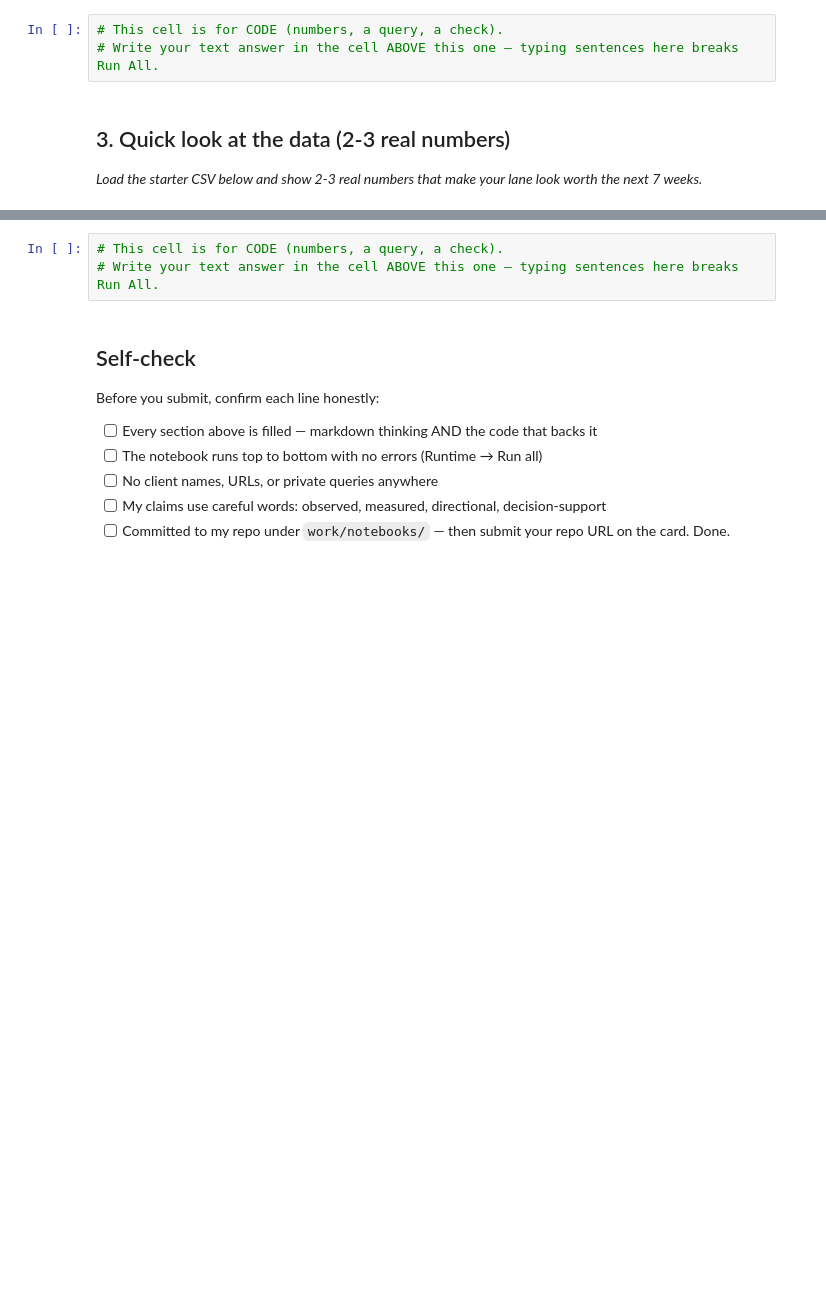
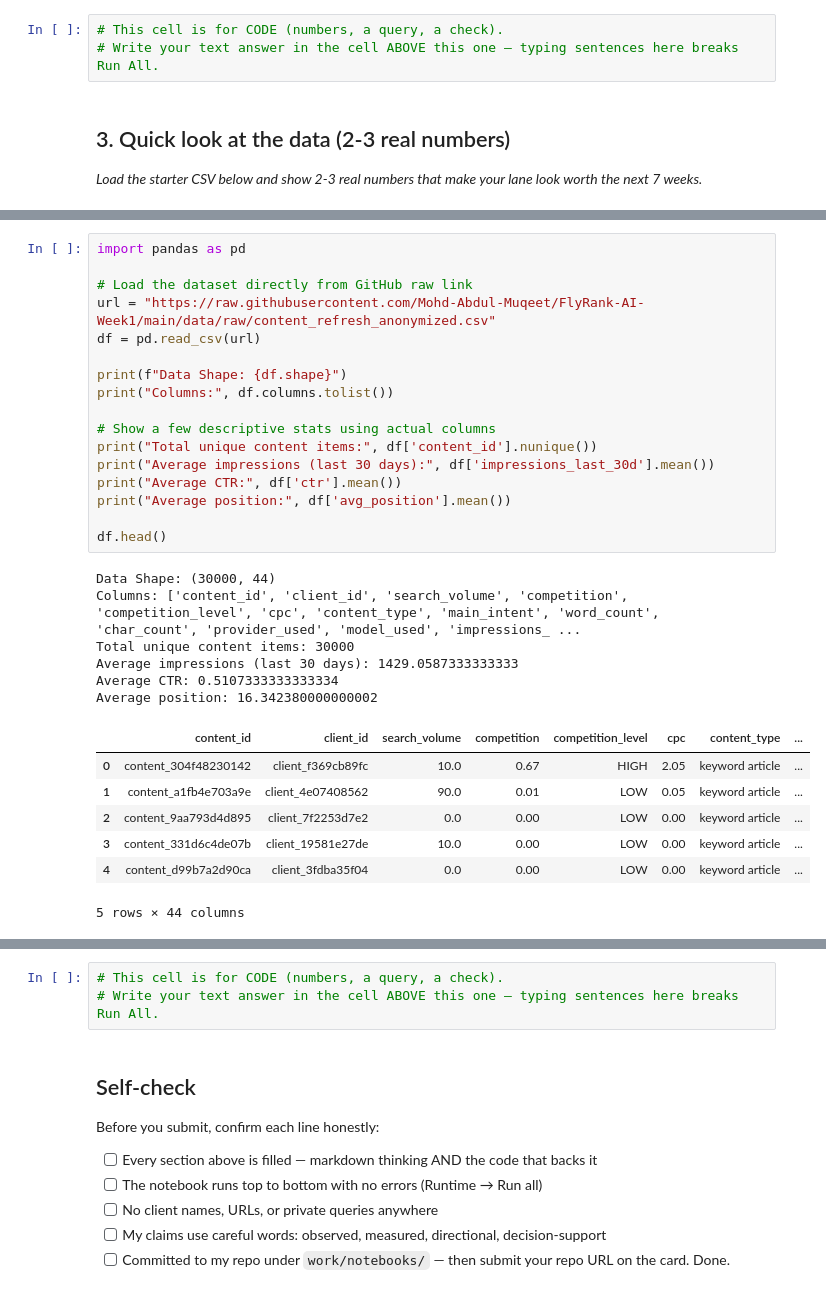
Before and after one commit to Mohd-Abdul-Muqeet/FlyRank-AI, a Jupyter notebook: work/notebooks/w01_research_question.ipynb, the cells around one changed output, grey strips where cells are left out. Saved outputs shown, nothing was run; the diff lists cells and outputs as text; blank space fills up the shorter version.

```diff
--- a/work/notebooks/w01_research_question.ipynb
+++ b/work/notebooks/w01_research_question.ipynb
@@ -33,0 +51,31 @@ This skeleton is yours to fill. Work the sections **in order** — each one has
+# %%
+import pandas as pd
+
+# Load the dataset directly from GitHub raw link
+url = "https://raw.githubusercontent.com/Mohd-Abdul-Muqeet/FlyRank-AI-Week1/main/data/raw/content_refresh_anonymized.csv"
+df = pd.read_csv(url)
+
+print(f"Data Shape: {df.shape}")
+print("Columns:", df.columns.tolist())
+
+# Show a few descriptive stats using actual columns
+print("Total unique content items:", df['content_id'].nunique())
+print("Average impressions (last 30 days):", df['impressions_last_30d'].mean())
+print("Average CTR:", df['ctr'].mean())
+print("Average position:", df['avg_position'].mean())
+
+df.head()
+# %% [output]
+Data Shape: (30000, 44)
+Columns: ['content_id', 'client_id', 'search_volume', 'competition', 'competition_level', 'cpc', 'content_type', 'main_intent', 'word_count', 'char_count', 'provider_used', 'model_used', 'impressions_ ...
+Total unique content items: 30000
+Average impressions (last 30 days): 1429.0587333333333
+Average CTR: 0.5107333333333334
+Average position: 16.342380000000002
+|  | content_id | client_id | search_volume | competition | competition_level | cpc | content_type | ... |
+| 0 | content_304f48230142 | client_f369cb89fc | 10.0 | 0.67 | HIGH | 2.05 | keyword article | ... |
+| 1 | content_a1fb4e703a9e | client_4e07408562 | 90.0 | 0.01 | LOW | 0.05 | keyword article | ... |
+| 2 | content_9aa793d4d895 | client_7f2253d7e2 | 0.0 | 0.00 | LOW | 0.00 | keyword article | ... |
+| 3 | content_331d6c4de07b | client_19581e27de | 10.0 | 0.00 | LOW | 0.00 | keyword article | ... |
+| 4 | content_d99b7a2d90ca | client_3fdba35f04 | 0.0 | 0.00 | LOW | 0.00 | keyword article | ... |
+5 rows × 44 columns
```
Also changed, not shown: parts of 12 cells of this notebook.
